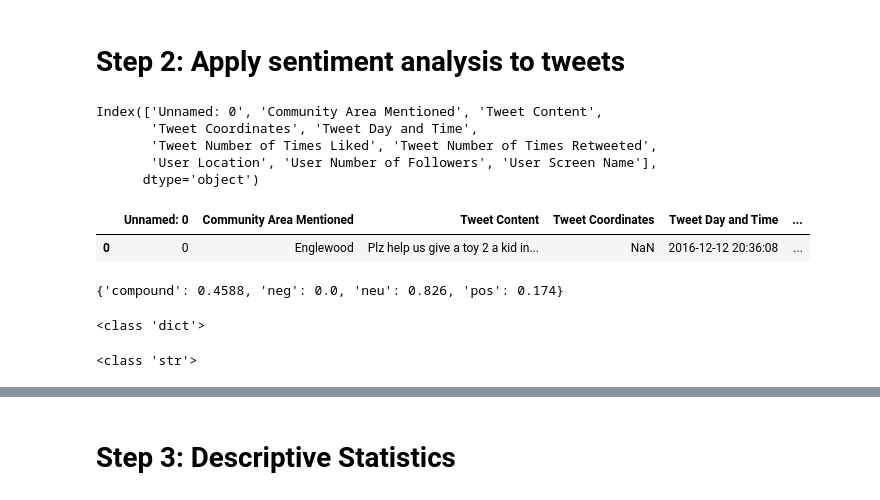
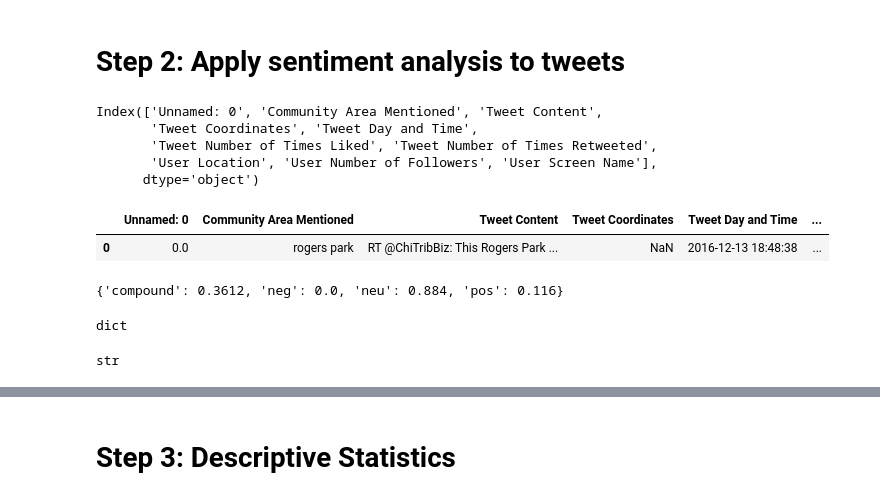
Before and after one commit to yarikan-zz/exploring-neighborhood-reputation, a Jupyter notebook: MAIN_project_notebook-all77.ipynb, the cells around one changed output, grey strips where cells are left out. Cells and saved outputs as stored; diff of their text form; code cells hidden in the pictures.

```diff
--- a/MAIN_project_notebook-all77.ipynb
+++ b/MAIN_project_notebook-all77.ipynb
@@ -148,11 +163,11 @@ df2 = pd.read_csv('')
-# %%
-#df1.columns
-df2.columns
-# %% [output]
-Index(['Unnamed: 0', 'Community Area Mentioned', 'Tweet Content',
-       'Tweet Coordinates', 'Tweet Day and Time',
-       'Tweet Number of Times Liked', 'Tweet Number of Times Retweeted',
-       'User Location', 'User Number of Followers', 'User Screen Name'],
-      dtype='object')
+# %%
+df = pd.read_csv('df_raw_data.csv')
+df.columns
+# %% [output]
+Index(['Unnamed: 0', 'Community Area Mentioned', 'Tweet Content',
+       'Tweet Coordinates', 'Tweet Day and Time',
+       'Tweet Number of Times Liked', 'Tweet Number of Times Retweeted',
+       'User Location', 'User Number of Followers', 'User Screen Name'],
+      dtype='object')
 # %%
 analyzer = SentimentIntensityAnalyzer()
@@ -161,13 +175,11 @@ df2["Sentiment"] = df2['Tweet Content'].apply(lambda tweet: analyzer.polarity_sc
-# %%
-#df1[0:1]
-df2[0:1]
-# %% [output]
-|  | Unnamed: 0 | Community Area Mentioned | Tweet Content | Tweet Coordinates | Tweet Day and Time | ... |
-| 0 | 0 | Englewood | Plz help us give a toy 2 a kid in... | NaN | 2016-12-12 20:36:08 | ... |
+# %%
+df[0:1]
+# %% [output]
+|  | Unnamed: 0 | Community Area Mentioned | Tweet Content | Tweet Coordinates | Tweet Day and Time | ... |
+| 0 | 0.0 | rogers park | RT @ChiTribBiz: This Rogers Park ... | NaN | 2016-12-13 18:48:38 | ... |
 # %%
-#df1.Sentiment[0]
-#df1['Sentiment'][0]
-df2['Sentiment'][0]
+df.Sentiment[0]
+#df['Sentiment'][0]
 
 # The following examples demonstrate the value of the compound score:
 # VADER is smart, handsome, and funny. {'neg': 0.0, 'neu': 0.254, 'pos': 0.746, 'compound': 0.8316}
@@ -177,18 +189,17 @@ df2['Sentiment'][0]
 # VADER is VERY SMART, handsome, and FUNNY!!! {'neg': 0.0, 'neu': 0.233, 'pos': 0.767, 'compound': 0.9342}
 # VADER is VERY SMART, really handsome, and INCREDIBLY FUNNY!!! {'neg': 0.0, 'neu': 0.294, 'pos': 0.706, 'compound': 0.9469}
 # %% [output]
-{'compound': 0.4588, 'neg': 0.0, 'neu': 0.826, 'pos': 0.174}
+{'compound': 0.3612, 'neg': 0.0, 'neu': 0.884, 'pos': 0.116}
 # %%
-#print(type(df1['Sentiment'][0]))
-print(type(df2['Sentiment'][0]))
+# print(type(df['Sentiment'][0]))
+type(df.Sentiment[0])
 # %% [output]
-<class 'dict'>
+dict
 # %%
 # convert to string
-#df1['Sentiment'] = df1['Sentiment'].apply(str)
-df2['Sentiment'] = df2['Sentiment'].apply(str)
+#df['Sentiment'] = df['Sentiment'].apply(str)
+df.Sentiment = df.Sentiment.apply(str)
+
+type(df.Sentiment[0])
+# %% [output]
+str
-# %%
-#print(type(df1['Sentiment'][0]))
-print(type(df2['Sentiment'][0]))
-# %% [output]
-<class 'str'>
```
Also changed, not shown: parts of 12 cells of this notebook, 1 other file.
